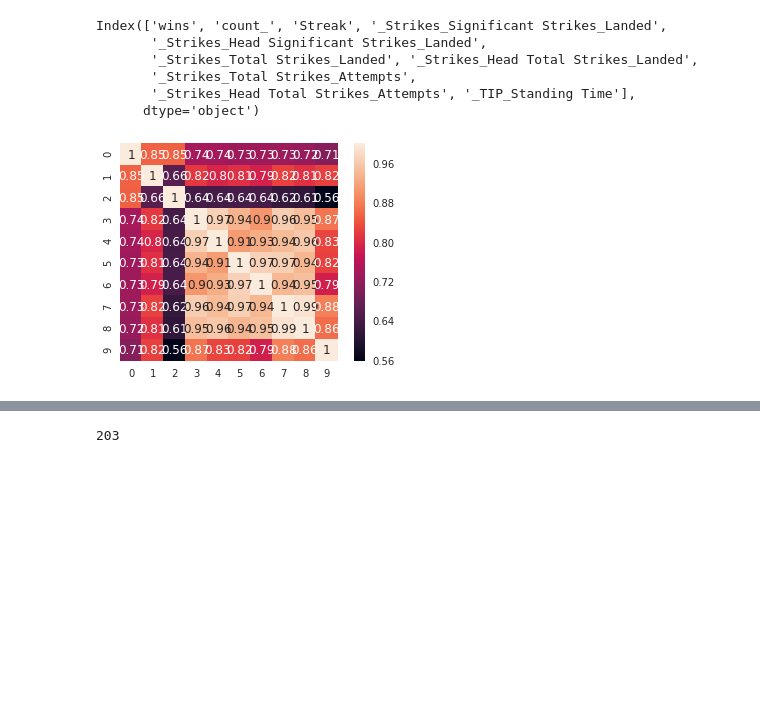
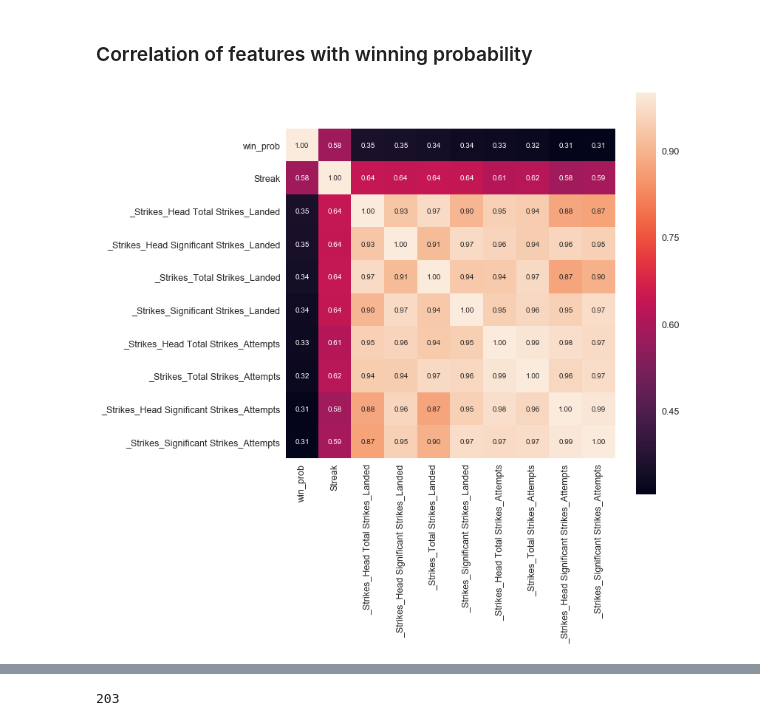
Before and after one commit to DevThep/MMA-Data-Analysis, a Jupyter notebook: MMA-Data-Analysis.ipynb, the cells around one changed output, grey strips where cells are left out. Cells and saved outputs as stored; diff of their text form; code cells hidden in the pictures; blank space fills up the shorter version.

Commit message:
Visualization

```diff
--- a/MMA-Data-Analysis.ipynb
+++ b/MMA-Data-Analysis.ipynb
@@ -122,19 +133,14 @@ fighterdf.sort_values('wins', ascending=False)
+# %% [markdown]
+### Correlation of features with winning probability
 # %%
-#
-import seaborn as sns
+fighter_drop_df = fighterdf.drop(['wins','count_',],axis=1)
+fig, ax = plt.subplots(figsize=(10,10))
 k = 10
-corrmat = fighterdf.corr()
-cols = corrmat.nlargest(k, 'wins')['wins'].index
-print(cols)
-cm = np.corrcoef(fighterdf[cols].values.T)
-sns.set()
-hm = sns.heatmap(cm, cbar=True, annot=True, square=True)
+corrmat = fighter_drop_df.corr()
+cols = corrmat.nlargest(k, 'win_prob')['win_prob'].index
+cm = np.corrcoef(fighter_drop_df[cols].values.T)
+sns.set(font_scale=1.25)
+hm = sb.heatmap(cm, cbar=True, annot=True, square=True, fmt='.2f', annot_kws={'size': 10}, yticklabels=cols.values, xticklabels=cols.values)
 plt.show()
 # %% [output]
-Index(['wins', 'count_', 'Streak', '_Strikes_Significant Strikes_Landed',
-       '_Strikes_Head Significant Strikes_Landed',
-       '_Strikes_Total Strikes_Landed', '_Strikes_Head Total Strikes_Landed',
-       '_Strikes_Total Strikes_Attempts',
-       '_Strikes_Head Total Strikes_Attempts', '_TIP_Standing Time'],
-      dtype='object')
-[figure, old version]
+[figure, new version]
```
Also changed, not shown: parts of 17 cells of this notebook.
